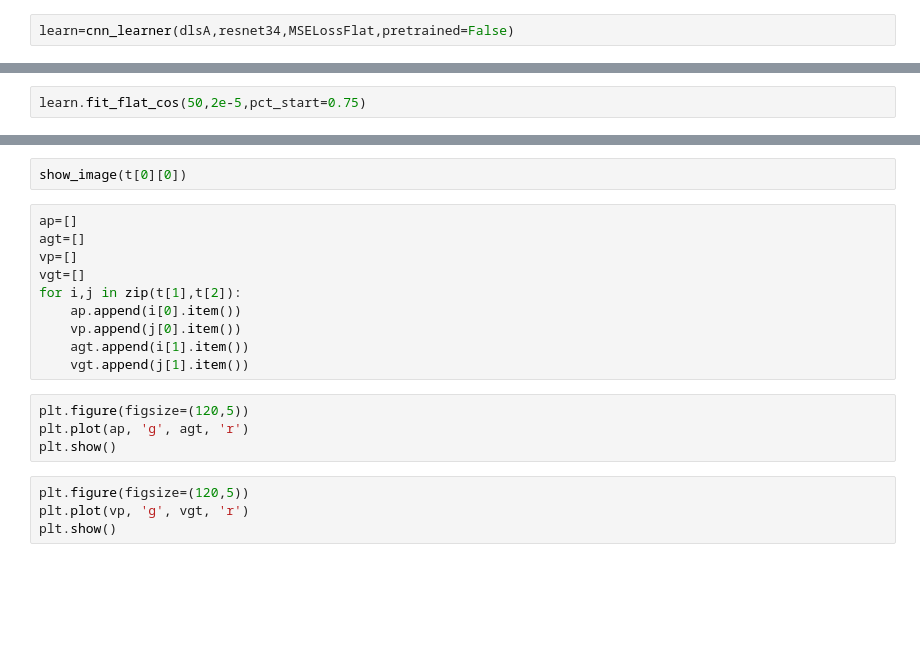
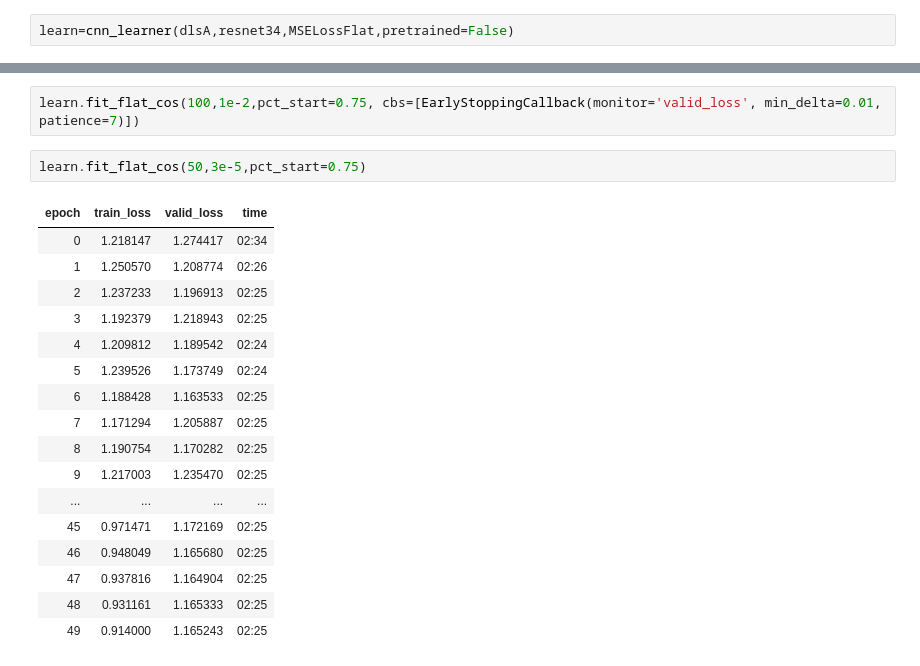
Before and after one commit to ArenLYT/EmotionalArtGeneration, a Jupyter notebook: Classification.ipynb, the cells around one changed output, grey strips where cells are left out. Cells and saved outputs as stored; diff of their text form; blank space fills up the shorter version.

```diff
--- a/Classification.ipynb
+++ b/Classification.ipynb
@@ -217,2 +209,0 @@ learn.fit_flat_cos(100,1e-2,pct_start=0.75, cbs=[EarlyStoppingCallback(monitor='
-# %%
-learn.fit_flat_cos(50,2e-5,pct_start=0.75)
@@ -226,20 +210,22 @@ for k,l in zip(t[1],t[2]):
-# %%
-show_image(t[0][0])
-# %%
-ap=[]
-agt=[]
-vp=[]
-vgt=[]
-for i,j in zip(t[1],t[2]):
-    ap.append(i[0].item())
-    vp.append(j[0].item())
-    agt.append(i[1].item())
-    vgt.append(j[1].item())
-# %%
-plt.figure(figsize=(120,5))
-plt.plot(ap, 'g', agt, 'r')
-plt.show()
-# %%
-plt.figure(figsize=(120,5))
-plt.plot(vp, 'g', vgt, 'r')
-plt.show()
+# %%
+learn.fit_flat_cos(100,1e-2,pct_start=0.75, cbs=[EarlyStoppingCallback(monitor='valid_loss', min_delta=0.01, patience=7)])
+# %%
+learn.fit_flat_cos(50,3e-5,pct_start=0.75)
+# %% [output]
+| epoch | train_loss | valid_loss | time |
+| 0 | 1.218147 | 1.274417 | 02:34 |
+| 1 | 1.250570 | 1.208774 | 02:26 |
+| 2 | 1.237233 | 1.196913 | 02:25 |
+| 3 | 1.192379 | 1.218943 | 02:25 |
+| 4 | 1.209812 | 1.189542 | 02:24 |
+| 5 | 1.239526 | 1.173749 | 02:24 |
+| 6 | 1.188428 | 1.163533 | 02:25 |
+| 7 | 1.171294 | 1.205887 | 02:25 |
+| 8 | 1.190754 | 1.170282 | 02:25 |
+| 9 | 1.217003 | 1.235470 | 02:25 |
+| ... | ... | ... | ... |
+| 45 | 0.971471 | 1.172169 | 02:25 |
+| 46 | 0.948049 | 1.165680 | 02:25 |
+| 47 | 0.937816 | 1.164904 | 02:25 |
+| 48 | 0.931161 | 1.165333 | 02:25 |
+| 49 | 0.914000 | 1.165243 | 02:25 |
```
Also changed, not shown: parts of 21 cells of this notebook, 2 other files.
